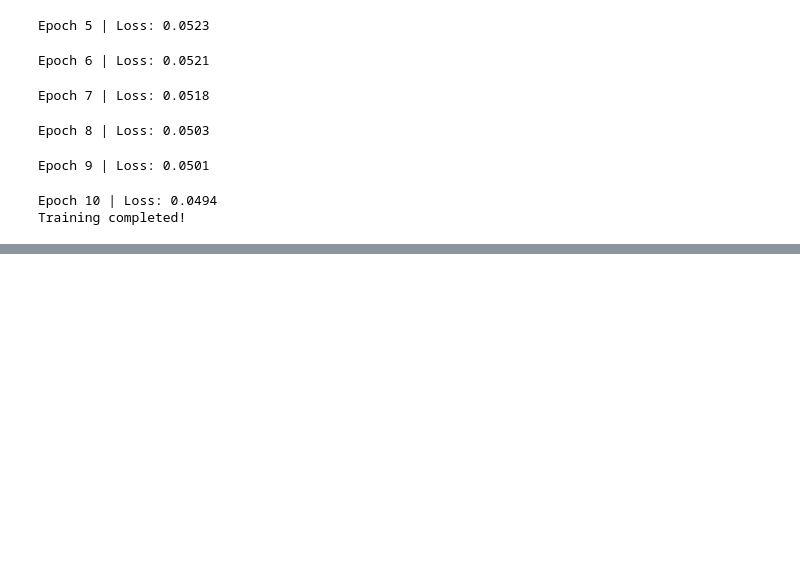
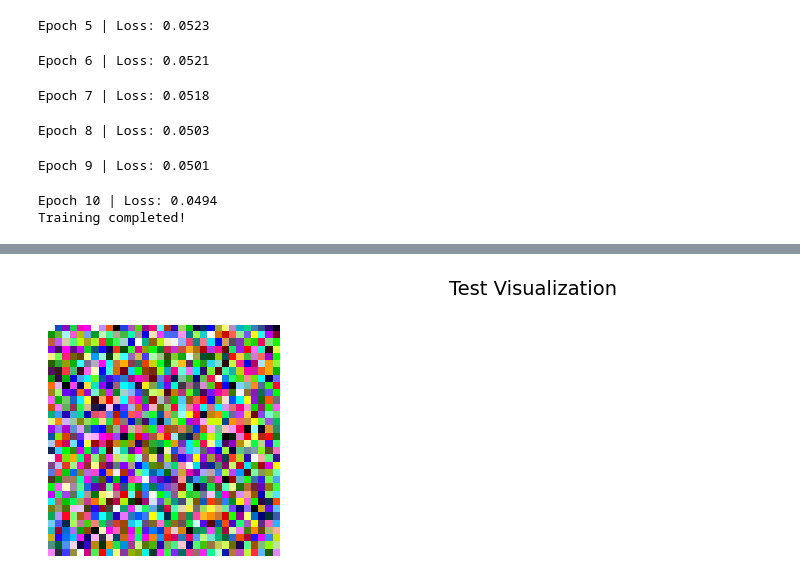
Before and after one commit to Ermi1223/conditional-diffusion-tutorial, a Jupyter notebook: conditional_diffusion_model.ipynb, the cells around one changed output, grey strips where cells are left out. Cells and saved outputs as stored; diff of their text form; code cells hidden in the pictures; blank space fills up the shorter version.

Commit message:
Implement a conditional sampling function with text and class embeddings; add visualization utilities for denoising steps and final samples

```diff
--- a/conditional_diffusion_model.ipynb
+++ b/conditional_diffusion_model.ipynb
@@ -363,0 +366,89 @@ Training completed!
+# %%
+@torch.no_grad()
+def sample(model, diffusion, num_samples=1, class_label=None, text_prompt=None,
+           return_steps=False, steps=5):
+    """Generate samples with denoising visualization"""
+    model.eval()
+
+    # Prepare conditioning
+    if class_label is not None:
+        class_labels = torch.tensor([class_label] * num_samples).to(DEVICE)
+    else:
+        class_labels = torch.zeros(num_samples, dtype=torch.long).to(DEVICE)
+
+    if text_prompt:
+        # Tokenize text prompt
+        tokenizer = CLIPTokenizer.from_pretrained("openai/clip-vit-base-patch32")
+        text_encoder = CLIPTextModel.from_pretrained("openai/clip-vit-base-patch32").to(DEVICE)
+        inputs = tokenizer([text_prompt]*num_samples, return_tensors="pt", padding=True, truncation=True)
+        inputs = {k: v.to(DEVICE) for k, v in inputs.items()}
+        text_emb = text_encoder(**inputs).last_hidden_state.mean(dim=1)
+    else:
+        # Use default text embedding
+        text_emb = torch.randn(num_samples, 512).to(DEVICE)
+
+    # Start from pure noise
+    x = torch.randn(num_samples, 3, IMG_SIZE, IMG_SIZE).to(DEVICE)
+    intermediates = []
+    step_size = diffusion.timesteps // steps
+
+    # Reverse diffusion process
+    for t in range(diffusion.timesteps-1, -1, -1):
+        t_batch = torch.tensor([t] * num_samples).to(DEVICE)
+
+        # Predict noise
+        noise_pred = model(x, t_batch, class_labels, text_emb)
+
+        # Reverse step
+        x, _ = diffusion.reverse_process(model, x, t_batch, class_labels, text_emb, noise_pred)
+
+        # Store intermediates
+        if return_steps and t % step_size == 0:
+            intermediates.append(x.detach().cpu())
+
+    return (x, intermediates) if return_steps else x
+
+def visualize_denoising(intermediates, title="Denoising Process"):
+    """Visualize denoising progression"""
+    plt.figure(figsize=(15, 3))
+    num_steps = len(intermediates)
+
+    for i, img in enumerate(intermediates):
+        # Handle tensor conversion and normalization
+        img = img[0].permute(1, 2, 0).numpy()  # Convert to HWC numpy array
+        img = img * 0.5 + 0.5  # Denormalize from [-1,1] to [0,1]
+        img = np.clip(img, 0, 1)
+
+        plt.subplot(1, num_steps, i+1)
+        plt.imshow(img)
+        plt.title(f"Step {i * (diffusion.timesteps // num_steps)}")
+        plt.axis('off')
+
+    plt.suptitle(title, fontsize=16)
+    plt.tight_layout()
+    plt.savefig(f"{title.replace(' ', '_')}.png")
+    plt.show()  # Explicitly show the plot
+
+def visualize_samples(samples, title="Generated Samples"):
+    """Visualize generated samples"""
+    # Convert to numpy and denormalize
+    samples = samples.cpu().permute(0, 2, 3, 1).numpy()
+    samples = samples * 0.5 + 0.5
+    samples = np.clip(samples, 0, 1)
+
+    plt.figure(figsize=(10, 3))
+    for i in range(min(4, samples.shape[0])):
+        plt.subplot(1, 4, i+1)
+        plt.imshow(samples[i])
+        plt.axis('off')
+    plt.suptitle(title, fontsize=14)
+    plt.tight_layout()
+    plt.savefig(f"{title.replace(' ', '_')}.png")
+    plt.show()  # Explicitly show the plot
+
+# Test visualization with a sample image
+print("Testing visualization with sample image...")
+test_img = torch.randn(1, 3, IMG_SIZE, IMG_SIZE).cpu()
+visualize_samples(test_img, title="Test Visualization")
+print("If you see a random image above, visualization is working!")
+# %% [output]
@@ -363,0 +456 @@ Training completed!
+[figure, added]
```
Also changed, not shown: parts of 4 cells of this notebook.
